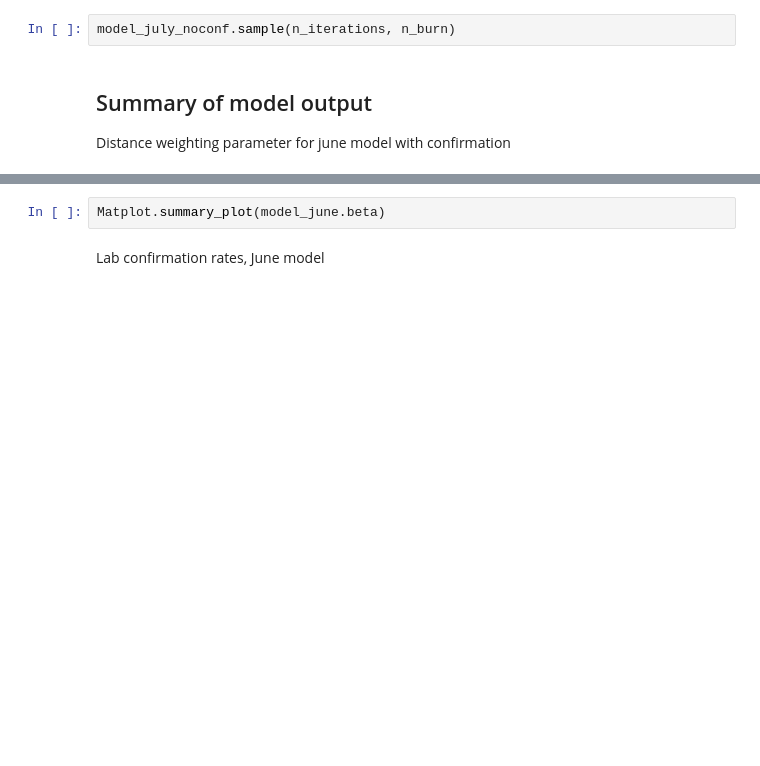
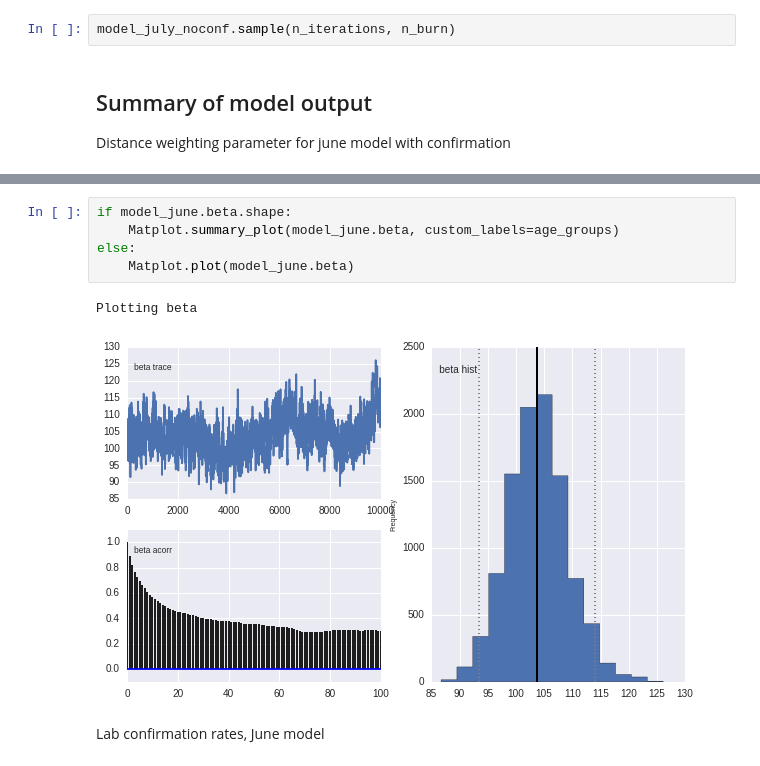
Before and after one commit to fonnesbeck/SaoPauloMeasles, a Jupyter notebook: Non-Spatial Measles Model.ipynb, the cells around one changed output, grey strips where cells are left out. Drawn from its saved outputs; the diff is of its cells as text; blank space fills up the shorter version.

```diff
--- a/Non-Spatial Measles Model.ipynb
+++ b/Non-Spatial Measles Model.ipynb
@@ -731,5 +703,11 @@ Matplot.summary_plot(model_june.p_susceptible)
-# %%
-Matplot.summary_plot(model_june.beta)
+# %%
+if model_june.beta.shape:
+    Matplot.summary_plot(model_june.beta, custom_labels=age_groups)
+else:
+    Matplot.plot(model_june.beta)
+# %% [output]
+Plotting beta
+[figure, added]
 # %% [markdown]
 Lab confirmation rates, June model
 # %%
```
Also changed, not shown: parts of 25 cells of this notebook.
